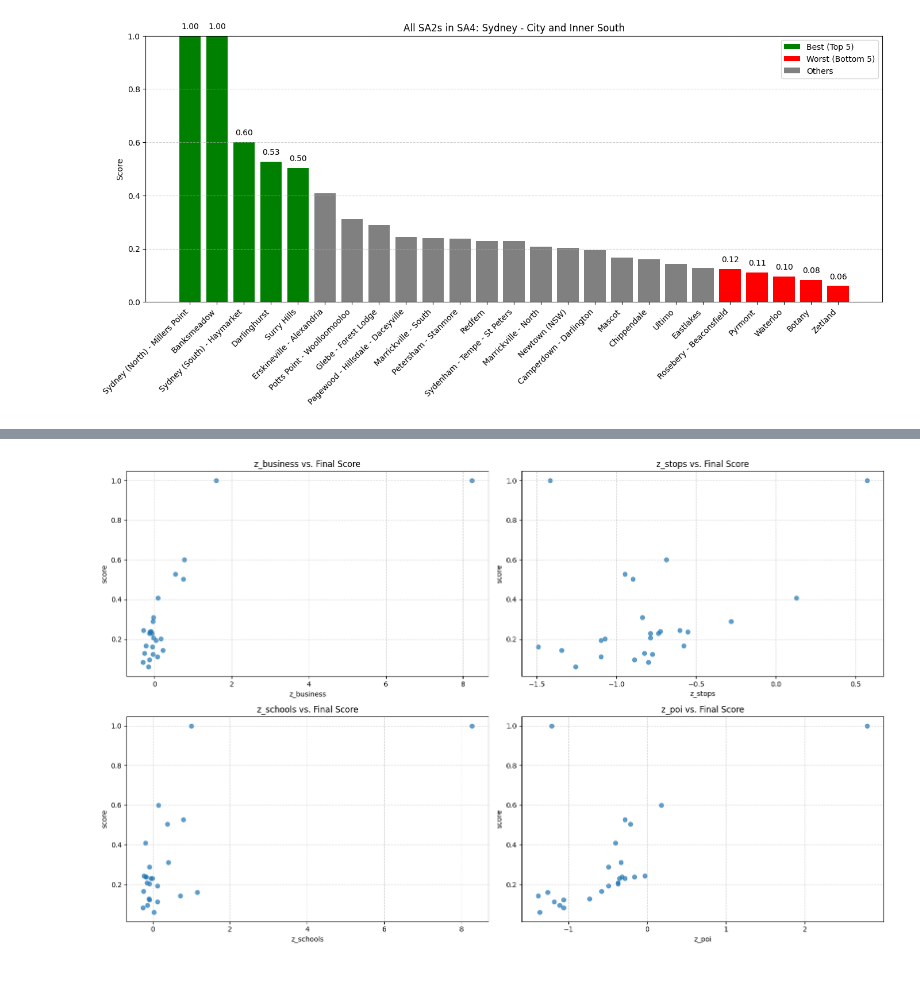
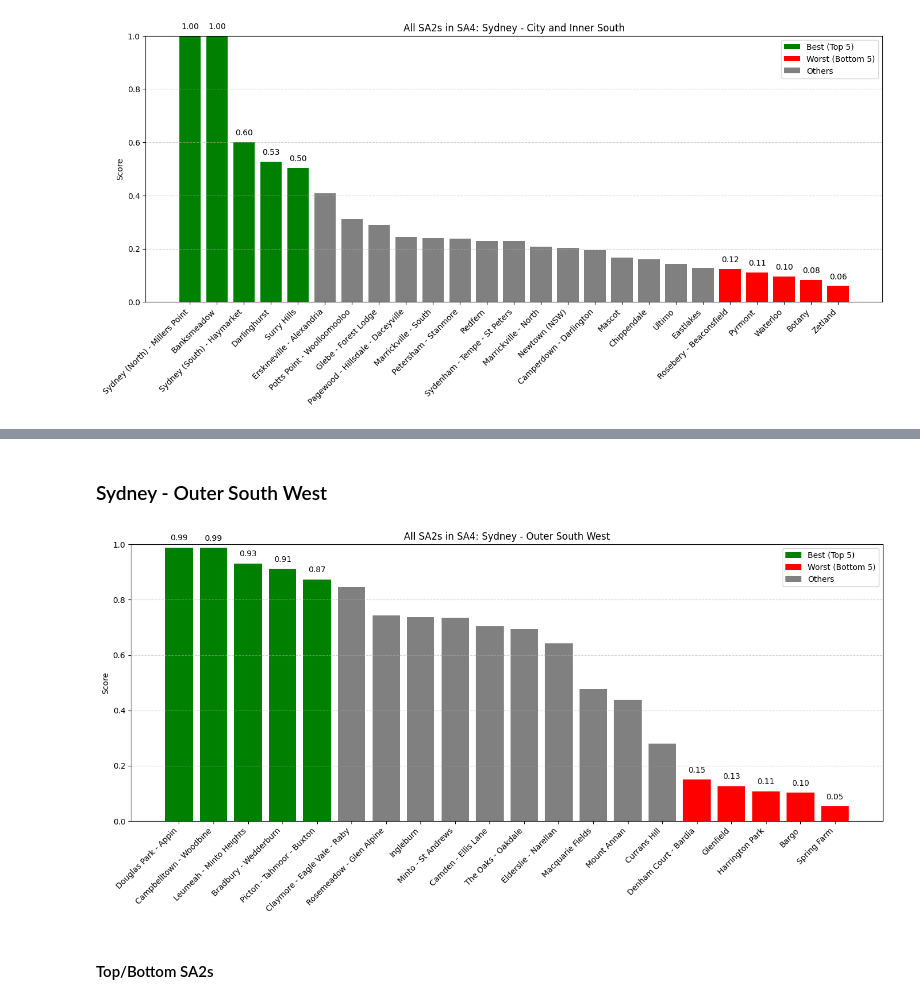
Before and after one commit to Charliero2246/Data2001Assignment, a Jupyter notebook: Assignment.ipynb, the cells around one changed output, grey strips where cells are left out. Cells and saved outputs as stored; diff of their text form; code cells hidden in the pictures; blank space fills up the shorter version.

```diff
--- a/Assignment.ipynb
+++ b/Assignment.ipynb
@@ -931,6 +974,19 @@ query(conn, """
 # %%
-def generate_score_chart(sa4_code):
-    subset = score_df[score_df['sa4_code'] == sa4_code].copy()
+
+def generate_score_chart(conn, sa4_code):
+    query_str = f"""
+    SELECT *
+    FROM scored_sa2_view
+    WHERE sa4_code = {sa4_code}
+    ORDER BY score DESC
+    """
+
+    subset = query(conn, query_str)
+
+    if subset.empty:
+        print(f"No data found for sa4_code = {sa4_code}")
+        return
+
     sa4_name = subset['sa4_name'].iloc[0]
     subset = subset.sort_values(by='score', ascending=False)
 
@@ -984,33 +1040,11 @@ def get_top_bottom_sa2_rows(score_df, top_n=5):
         sa4_groups[(sa4_code, sa4_name)] = combined.reset_index(drop=True)
 
     return sa4_groups
-# %%
-import matplotlib.pyplot as plt
-
-# Query from the view for sa4_code = 117
-query_str = """
-SELECT *
-FROM scored_sa2_view
-WHERE sa4_code = 117
-"""
-
-subset = query(conn, query_str)  # Your function that returns a pandas DataFrame
-
-# Define each z-score component to plot
-z_components = ['z_business', 'z_stops', 'z_schools', 'z_poi']
-
-# Set up the figure
-plt.figure(figsize=(16, 10))
-
-for i, z_col in enumerate(z_components, start=1):
-    plt.subplot(2, 2, i)
-    plt.scatter(subset[z_col], subset['score'], alpha=0.7)
-    plt.xlabel(z_col)
-    plt.ylabel('score')
-    plt.title(f'{z_col} vs. Final Score')
-    plt.grid(True, linestyle='--', alpha=0.5)
-
-plt.tight_layout()
-plt.show()
-# %% [output]
-[figure, removed]
+# %% [markdown]
+### Sydney - Outer South West
+# %%
+generate_score_chart(conn, 123)
+# %% [output]
+[figure, added]
+# %% [markdown]
+#### Top/Bottom SA2s
```
Also changed, not shown: parts of 21 cells of this notebook.
